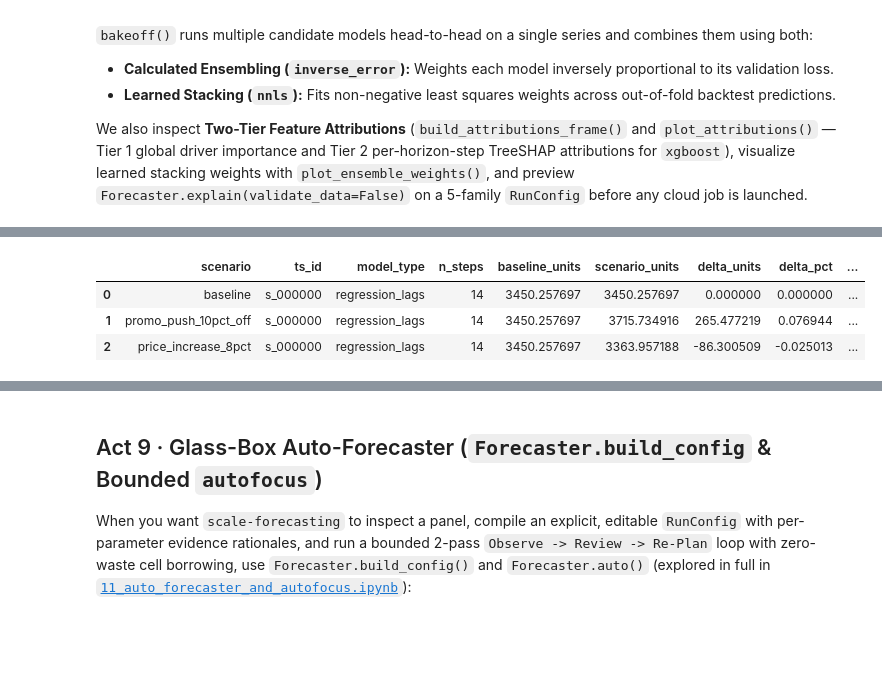
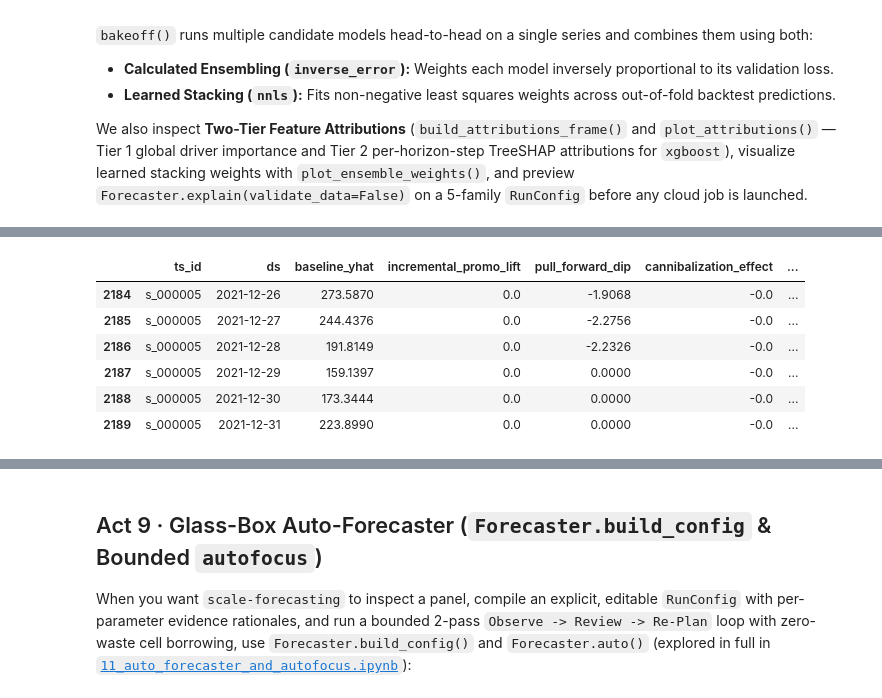
Before and after one commit to statmike/scale-forecasting, a Jupyter notebook: notebooks/00_model_playground.ipynb, the cells around one changed output, grey strips where cells are left out. Saved outputs shown, nothing was run; the diff lists cells and outputs as text; code cells hidden in the pictures; blank space fills up the shorter version.

```diff
--- a/notebooks/00_model_playground.ipynb
+++ b/notebooks/00_model_playground.ipynb
@@ -518,5 +521,10 @@ Beyond model fitting and stacking, the **Forecaster Workbench** ([`docs/forecast
 # %%
-from scale_forecasting import compute_demand_profile, summarize_scenarios
+from scale_forecasting import (
+     compare_scenario_margin_curves,
+    compute_demand_profile,
+    summarize_promo_elasticity,
+    summarize_scenarios,
+)
 from scale_forecasting.playground import run_model
 
 # 1. Demand regime profile (Syntetos-Boylan-Croston ADI vs CV^2 classification)
@@ -564,22 +572,76 @@ display(
     ]
 )
 
-# 4. Counterfactual "What-If" Promo & Price Simulator with Revenue Impact
-promo_run = run_model(
-    "regression_lags",
-    data=panel,
-    ts_id="s_000000",
-    horizon=14,
-    future_covariates=["promo_flag", "price_index"],
-    floor=0.0,
+# 4. Track J: @monotone Sign Guardrails, Moving-Holiday Windows (holiday_window),
+#    Double/Debiased ML Promo Elasticity (promo_elasticity_df) & Full-Chain Margin/Inventory What-If
+f_causal = Forecaster(
+    RunConfig(
+        run_name="playground_track_j_demo",
+        data={"source_table": "local_panel", "horizon": 14},
+        models=["regression_lags", "regression_lags@monotone", "lightgbm@monotone"],
+        features={
+            "holidays": ["US"],
+            "holiday_window": {"pre_holiday_days": 7, "post_holiday_days": 3},
+            "future_covariates": ["promo_flag", "price_index"],
+            "exog_lags": {"promo_flag": [1, 7]},
+            "monotonic_constraints": {"price_index": -1, "promo_flag": 1},
+        },
+        hierarchy={
+            "enabled": True,
+            "levels": [["region"], ["region", "category"]],
+            "reconciliation_methods": ["mint_nonneg"],
+        },
+        backtest={"enabled": True, "n_folds": 2, "horizon": 14, "step": 14},
+        ensemble={"enabled": True, "strategies": ["inverse_error", "nnls"]},
+        output={"floor": 0.0},
+    )
 )
-scen_df = promo_run.simulate_scenarios(
+
+print("--- Double/Debiased ML Promo & Price Elasticity Decomposition (promo_elasticity_df) ---")
+el_df = f_causal.promo_elasticity_df(panel)
+display(
+    el_df[
+        [
+            "ts_id",
+            "ds",
+            "baseline_yhat",
+            "incremental_promo_lift",
+            "pull_forward_dip",
+            "cannibalization_effect",
+            "net_causal_elasticity",
+        ]
+    ].tail(6)
+)
+display(summarize_promo_elasticity(el_df))
+
+print("--- Full-Chain Scenario Simulation (Ensemble -> mint_nonneg Reconciliation -> Gross Margin -> Inventory ROP/SS) ---")
+scen_df = f_causal.simulate_scenarios(
     scenarios={
         "promo_push_10pct_off": {"promo_flag": ("=", 1.0), "price_index": ("*", 0.90)},
         "price_increase_8pct": {"promo_flag": ("=", 0.0), "price_index": ("*", 1.08)},
     },
+    data=panel,
     price_col="price_index",
+    unit_cost=65.0,
+    reconcile=True,
+    include_inventory_impact=True,
 )
-display(summarize_scenarios(scen_df))
+scen_summary = summarize_scenarios(scen_df)
+display(
+    scen_summary[scen_summary["ts_id"].isin(["__total__", "s_000000"])][
+        [
+            "scenario",
+            "ts_id",
+            "model_type",
+            "delta_units",
+            "revenue_delta",
+            "gross_margin_delta",
+            "delta_reorder_point",
+            "delta_safety_stock",
+            "delta_order_qty",
+        ]
+    ]
+)
+display(compare_scenario_margin_curves(scen_df).head(8))
 # %% [output]
 |  | ts_id | demand_class | adi | cv2 | zero_share | n_obs |
@@ -620,4 +683,7 @@ display(summarize_scenarios(scen_df))
-|  | scenario | ts_id | model_type | n_steps | baseline_units | scenario_units | delta_units | delta_pct | ... |
-| 0 | baseline | s_000000 | regression_lags | 14 | 3450.257697 | 3450.257697 | 0.000000 | 0.000000 | ... |
-| 1 | promo_push_10pct_off | s_000000 | regression_lags | 14 | 3450.257697 | 3715.734916 | 265.477219 | 0.076944 | ... |
-| 2 | price_increase_8pct | s_000000 | regression_lags | 14 | 3450.257697 | 3363.957188 | -86.300509 | -0.025013 | ... |
+|  | ts_id | ds | baseline_yhat | incremental_promo_lift | pull_forward_dip | cannibalization_effect | ... |
+| 2184 | s_000005 | 2021-12-26 | 273.5870 | 0.0 | -1.9068 | -0.0 | ... |
+| 2185 | s_000005 | 2021-12-27 | 244.4376 | 0.0 | -2.2756 | -0.0 | ... |
+| 2186 | s_000005 | 2021-12-28 | 191.8149 | 0.0 | -2.2326 | -0.0 | ... |
+| 2187 | s_000005 | 2021-12-29 | 159.1397 | 0.0 | 0.0000 | -0.0 | ... |
+| 2188 | s_000005 | 2021-12-30 | 173.3444 | 0.0 | 0.0000 | -0.0 | ... |
+| 2189 | s_000005 | 2021-12-31 | 223.8990 | 0.0 | 0.0000 | -0.0 | ... |
```
Also changed, not shown: parts of 5 cells of this notebook, 56 other files.
